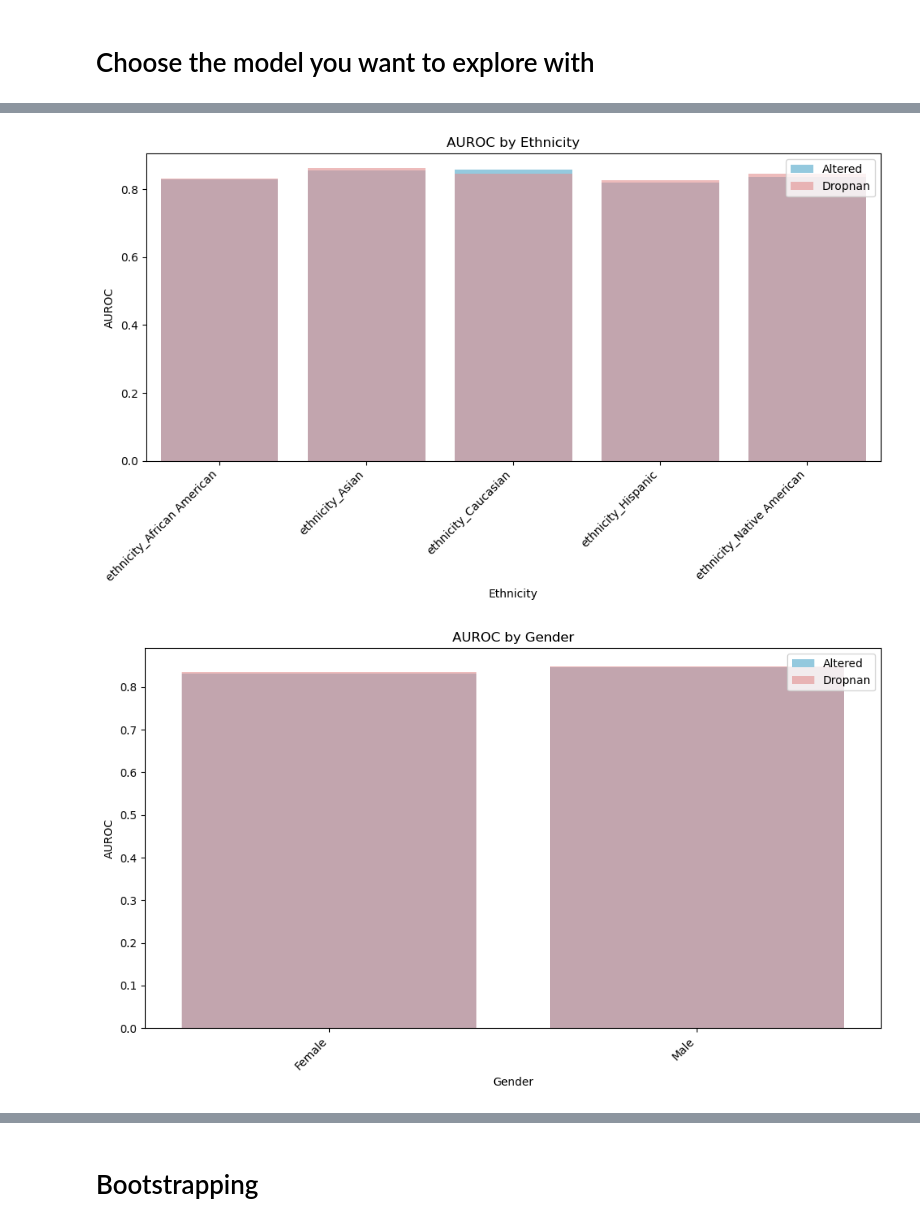
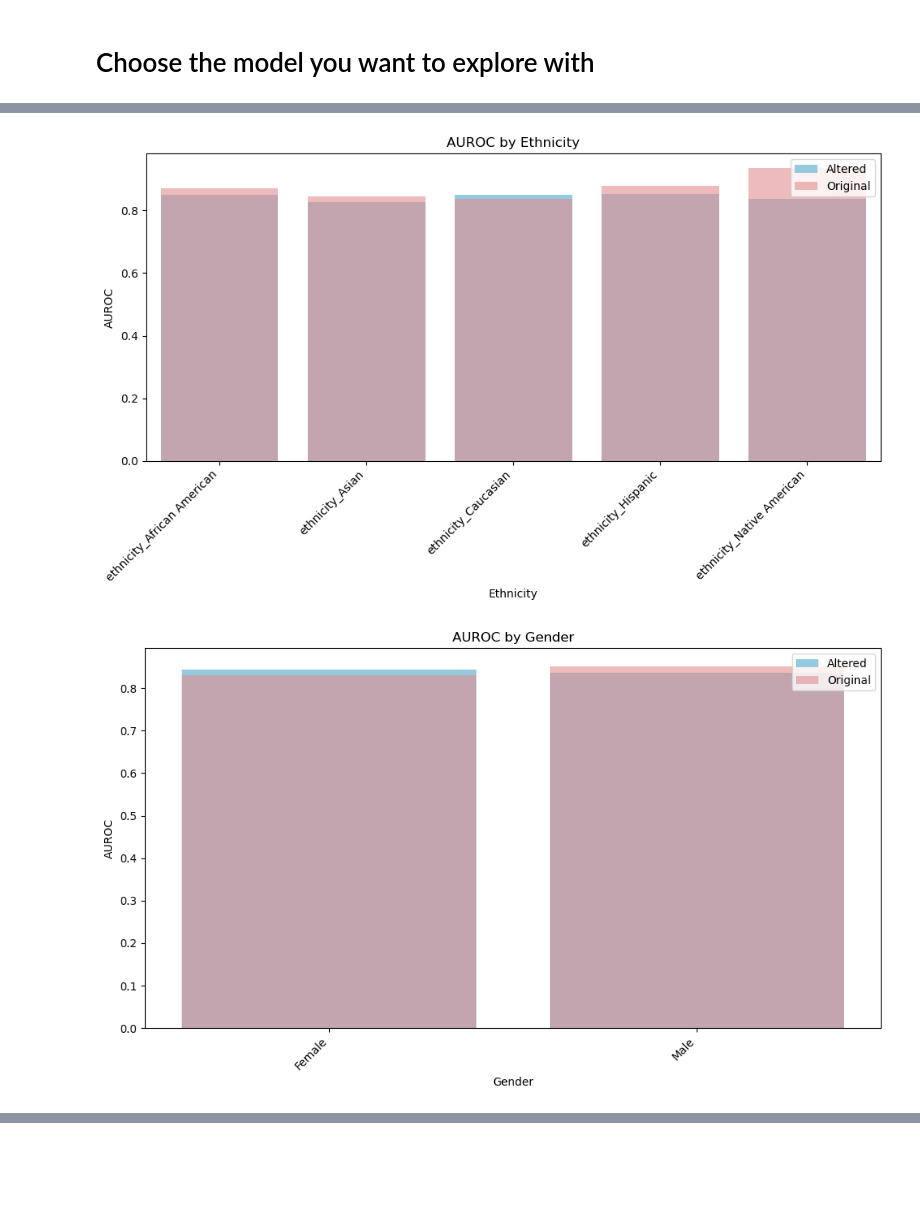
Before and after one commit to Mackenzie-Meni/UF-biasathon-workshop2025, a Jupyter notebook: 3_bias_analysis.ipynb, the cells around one changed output, grey strips where cells are left out. Drawn from its saved outputs; the diff is of its cells as text; code cells hidden in the pictures; blank space fills up the shorter version.

```diff
--- a/3_bias_analysis.ipynb
+++ b/3_bias_analysis.ipynb
@@ -65,4 +161,7 @@ model_of_interest = altered_rf_loaded  # Any model you want to explore
 # %%
+# Choose the model you want to explore
+model_of_interest = altered_rf_loaded  # Any model you want to explore
+data = data_altered_complete
 
 # Same helper function for ethnicity / age / BMI
 def calculate_auroc_by_group(data, group_columns, model, X_test, y_test):
@@ -206,19 +305,30 @@ AUROC by BMI: {'bmi_cat_10-14': np.float64(0.7875000000000001), 'bmi_cat_15-19':
 # %%
 import pandas as pd
 
+# Loading original dataset
+original_data = pd.read_csv('../preprocessed_data.csv')
 
+# Drop the 'gender_M' and 'ethnicity_Other' columns
+original_data = original_data.drop(columns=['gender_M', 'ethnicity_Other/Unknown'])
 
-# Calculate AUROC for  origil data
-auroc_by_ethnicity_dropnan = calculate_auroc_by_group(
+# Define your features and target variable
+X = original_data.drop('hospital_death', axis=1)  # Features
+y = original_data['hospital_death']               # Target variable
+
+# Perform the train-test split
+X_train, X_test, y_train, y_test = train_test_split(X, y, test_size=0.2, random_state=42)
+
+# Calculate AUROC for  original data
+auroc_by_ethnicity_original = calculate_auroc_by_group(
     original_data, ethnicity_columns, original_rf_loaded, X_test, y_test
 )
-auroc_by_gender_dropnan = calculate_auroc_for_gender(
+auroc_by_gender_original = calculate_auroc_for_gender(
     original_rf_loaded, X_test, y_test, gender_column='gender_F'
 )
-auroc_by_age_dropnan = calculate_auroc_by_group(
+auroc_by_age_original = calculate_auroc_by_group(
     original_data, age_columns, original_rf_loaded, X_test, y_test
 )
-auroc_by_bmi_dropnan = calculate_auroc_by_group(
+auroc_by_bmi_original = calculate_auroc_by_group(
     original_data, bmi_columns, original_rf_loaded, X_test, y_test
 )
 
@@ -226,25 +336,25 @@ auroc_by_bmi_dropnan = calculate_auroc_by_group(
 ethnicity_df = pd.DataFrame({
     'Ethnicity': list(auroc_by_ethnicity.keys()),
     'AUROC_Altered': list(auroc_by_ethnicity.values()),
-    'AUROC_Dropnan': list(auroc_by_ethnicity_dropnan.values())
+    'AUROC_Original': list(auroc_by_ethnicity_original.values())
 })
 
 gender_df = pd.DataFrame({
     'Gender': list(auroc_by_gender.keys()),
     'AUROC_Altered': list(auroc_by_gender.values()),
-    'AUROC_Dropnan': list(auroc_by_gender_dropnan.values())
+    'AUROC_Original': list(auroc_by_gender_original.values())
 })
 
 age_df = pd.DataFrame({
     'Age': list(auroc_by_age.keys()),
     'AUROC_Altered': list(auroc_by_age.values()),
-    'AUROC_Dropnan': list(auroc_by_age_dropnan.values())
+    'AUROC_Original': list(auroc_by_age_original.values())
 })
 
 bmi_df = pd.DataFrame({
     'BMI': list(auroc_by_bmi.keys()),
     'AUROC_Altered': list(auroc_by_bmi.values()),
-    'AUROC_Dropnan': list(auroc_by_bmi_dropnan.values())
+    'AUROC_Original': list(auroc_by_bmi_original.values())
 })
 
 # Display the DataFrames
@@ -280,23 +390,23 @@ AUROC by Gender:
 # %%
 import matplotlib.pyplot as plt
 import seaborn as sns
 
 def plot_auroc_comparison(df, category, title):
     plt.figure(figsize=(10, 6))
     sns.barplot(x=category, y='AUROC_Altered', data=df, color='skyblue', label='Altered')
-    sns.barplot(x=category, y='AUROC_Dropnan', data=df, color='lightcoral', alpha=0.6, label='Dropnan')
+    sns.barplot(x=category, y='AUROC_Original', data=df, color='lightcoral', alpha=0.6, label='Original')
     plt.title(title)
     plt.ylabel('AUROC')
     plt.xticks(rotation=45, ha='right')
     plt.legend()
     plt.tight_layout()
     plt.show()
 
 # Plot AUROC comparisons
 plot_auroc_comparison(ethnicity_df, 'Ethnicity', 'AUROC by Ethnicity')
 plot_auroc_comparison(gender_df, 'Gender', 'AUROC by Gender')
 plot_auroc_comparison(age_df, 'Age', 'AUROC by Age')
 plot_auroc_comparison(bmi_df, 'BMI', 'AUROC by BMI')
 # %% [output]
-[figure, old version]
+[figure, new version]
-[figure, old version]
+[figure, new version]
@@ -307,2 +414,0 @@ plot_auroc_comparison(bmi_df, 'BMI', 'AUROC by BMI')
-# %% [markdown]
-# Bootstrapping
```
Also changed, not shown: parts of 10 cells of this notebook.
